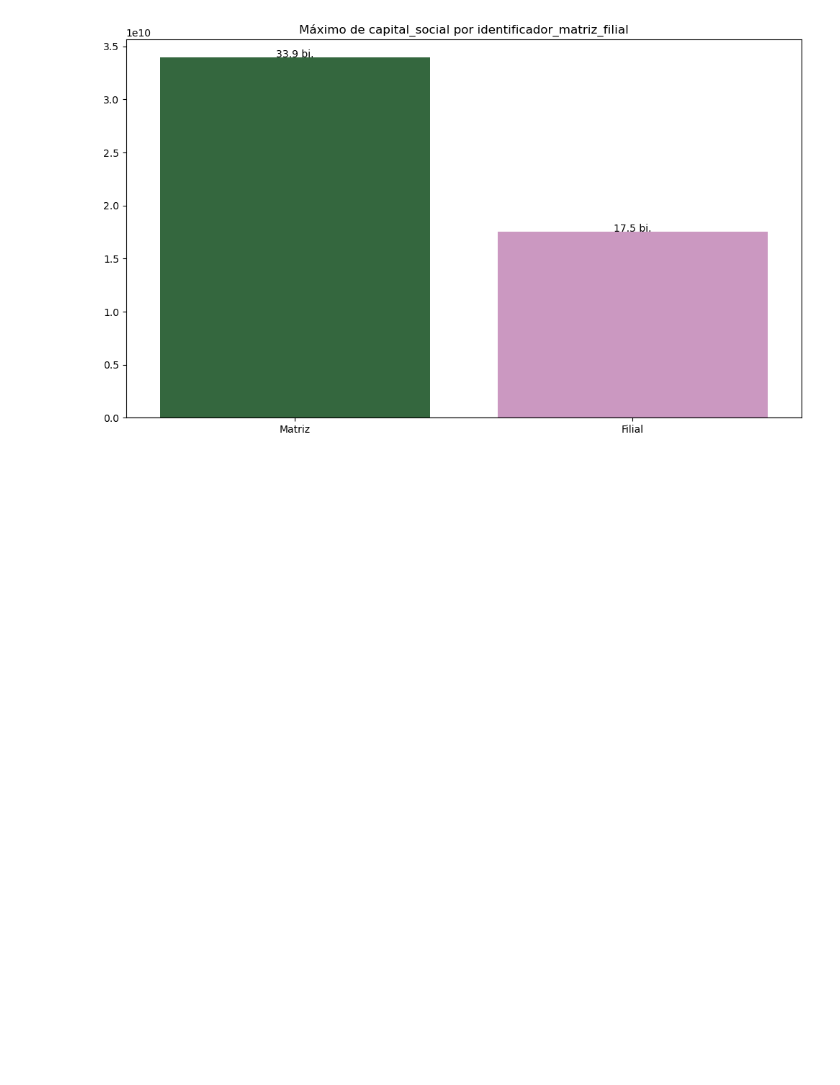
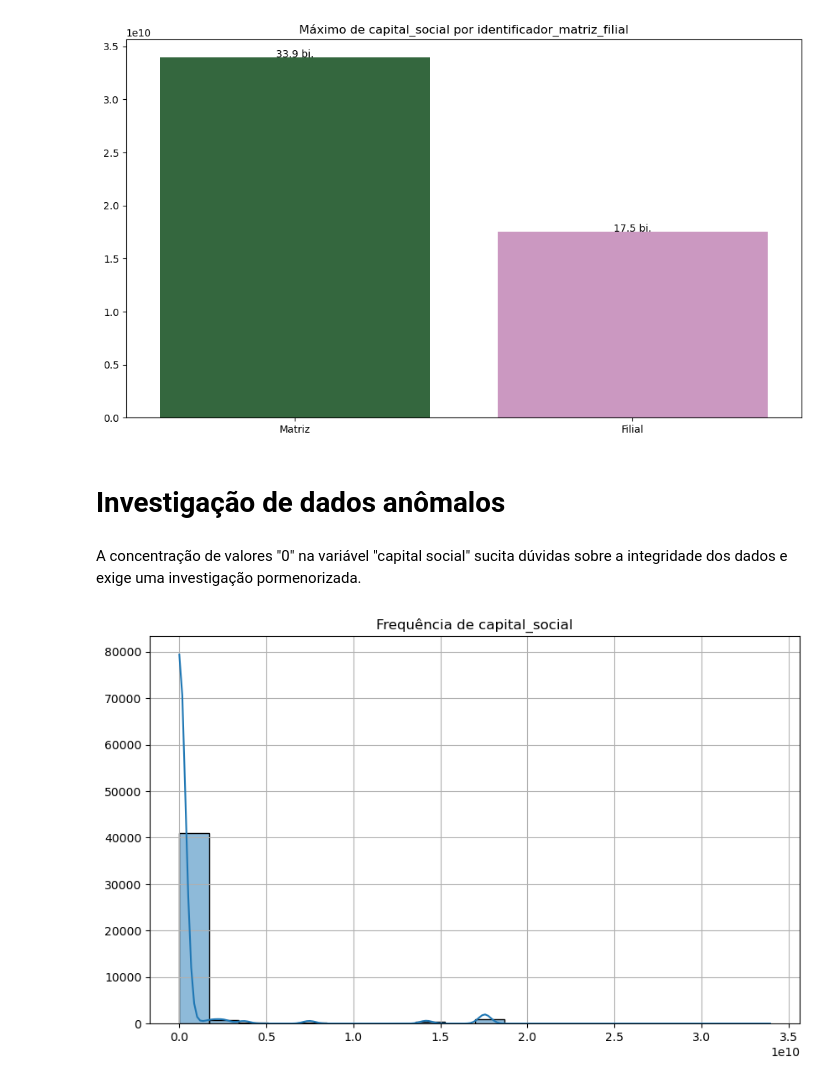
Before and after one commit to GuilhermeBrevilato/projeto_no1__mackenzie, a Jupyter notebook: reports/estatistica_descritiva.ipynb, the cells around one changed output. Cells and saved outputs as stored; diff of their text form; code cells hidden in the pictures; blank space fills up the shorter version.

Commit message:
Adicionei exploração de dados anômalos
De acordo com o que conversamos na reunião de sexta.

```diff
--- a/reports/estatistica_descritiva.ipynb
+++ b/reports/estatistica_descritiva.ipynb
@@ -98,7 +144,12 @@ def barras_absolutas(série):
 # %%
-def barras_percentuais(série):
+def barras_percentuais(série,top_n=30):
+
     # Calcular a frequência relativa
     frequencia_relativa = série.value_counts(normalize=True) * 100
+
+    # Limitar aos top N valores
+    if len(frequencia_relativa) > top_n:
+        frequencia_relativa = frequencia_relativa.head(top_n)
 
     if série.nunique() > 8:
         largura = 14
@@ -727,3 +788,12 @@ for medida in medidas:
 [figure]
 [figure]
 [figure]
+# %% [markdown]
+# Investigação de dados anômalos
+# %% [markdown]
+A concentração de valores "0" na variável "capital social" sucita dúvidas sobre a integridade dos dados e exige uma investigação pormenorizada.
+# %%
+for col in df_n.columns:
+    histograma(df_n,col,f'Frequência de {col}')
+# %% [output]
+[figure, added]
```
Also changed, not shown: parts of 15 cells of this notebook.
